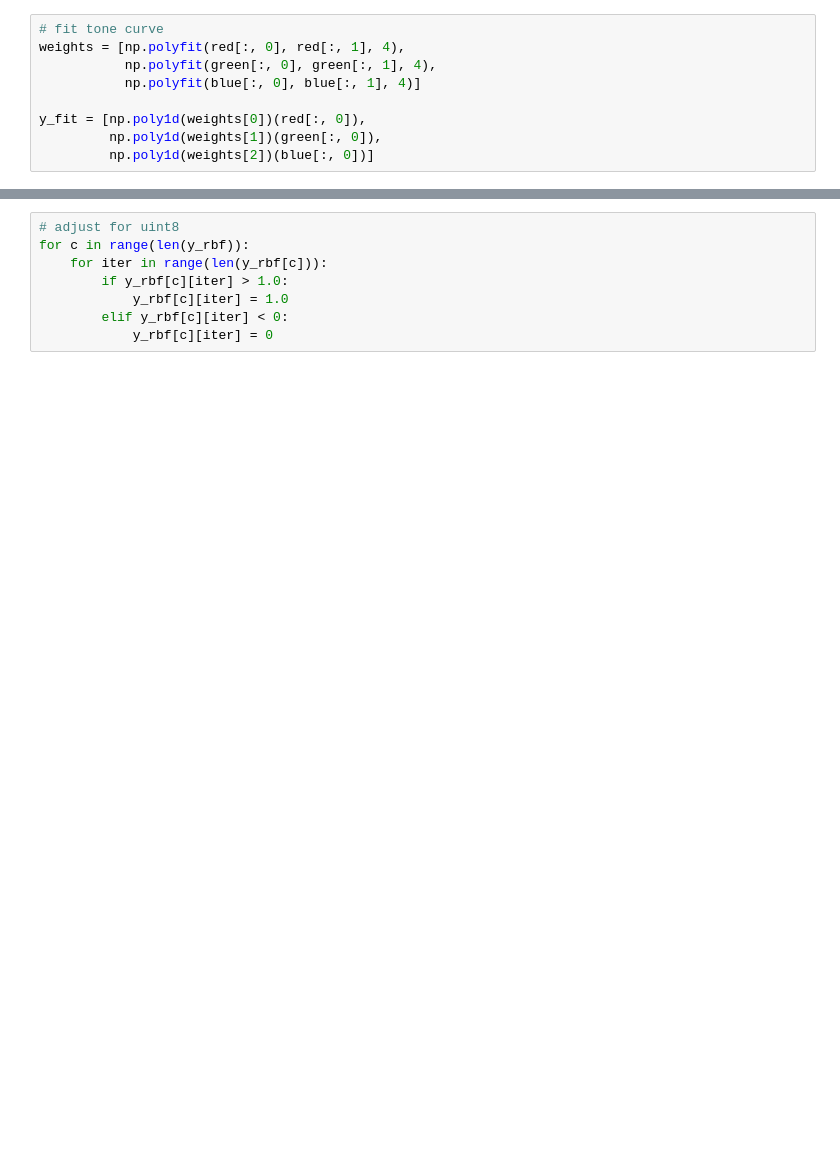
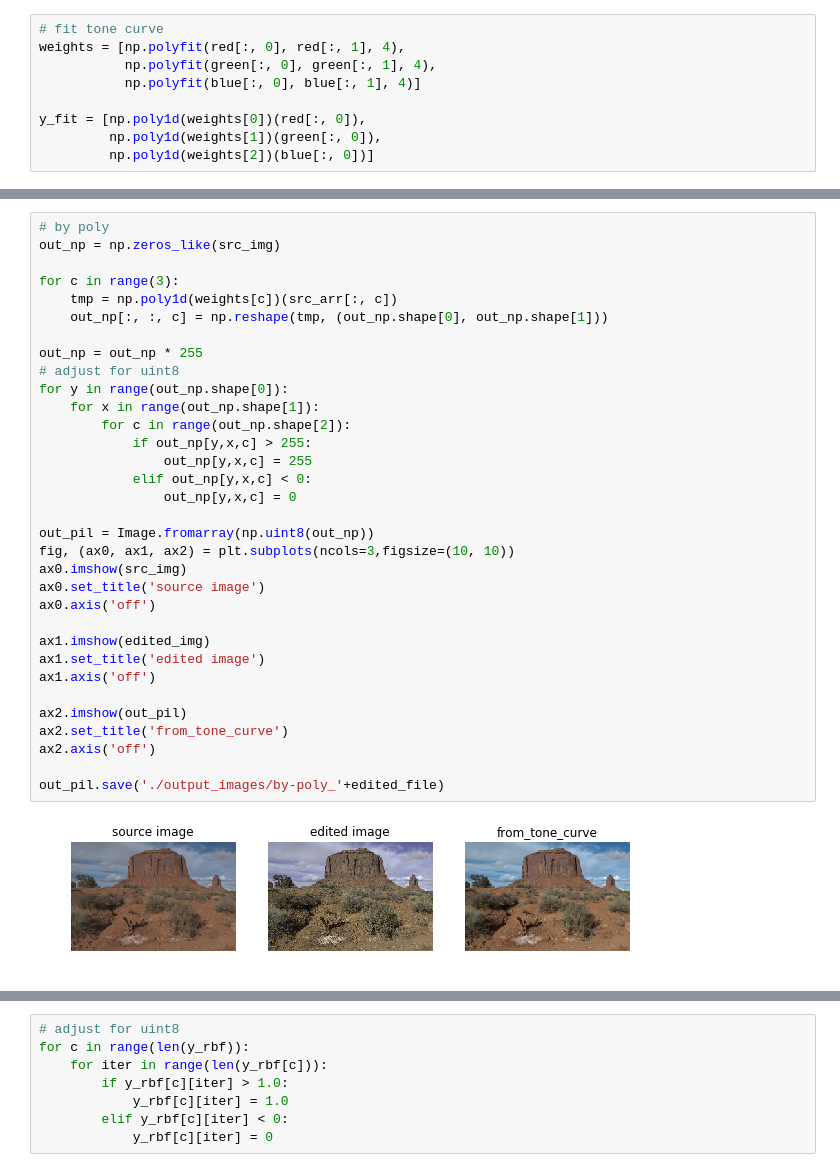
Before and after one commit to KazukiInoue/calc_tone-curve, a Jupyter notebook: fit_tone_curve.ipynb, the cells around one changed output, grey strips where cells are left out. Drawn from its saved outputs; the diff is of its cells as text; blank space fills up the shorter version.

```diff
--- a/fit_tone_curve.ipynb
+++ b/fit_tone_curve.ipynb
@@ -145,3 +151,38 @@ fig.show()
+# %%
+# by poly
+out_np = np.zeros_like(src_img)
+
+for c in range(3):
+    tmp = np.poly1d(weights[c])(src_arr[:, c])
+    out_np[:, :, c] = np.reshape(tmp, (out_np.shape[0], out_np.shape[1]))
+
+out_np = out_np * 255
+# adjust for uint8
+for y in range(out_np.shape[0]):
+    for x in range(out_np.shape[1]):
+        for c in range(out_np.shape[2]):
+            if out_np[y,x,c] > 255:
+                out_np[y,x,c] = 255
+            elif out_np[y,x,c] < 0:
+                out_np[y,x,c] = 0
+
+out_pil = Image.fromarray(np.uint8(out_np))
+fig, (ax0, ax1, ax2) = plt.subplots(ncols=3,figsize=(10, 10))
+ax0.imshow(src_img)
+ax0.set_title('source image')
+ax0.axis('off')
+
+ax1.imshow(edited_img)
+ax1.set_title('edited image')
+ax1.axis('off')
+
+ax2.imshow(out_pil)
+ax2.set_title('from_tone_curve')
+ax2.axis('off')
+
+out_pil.save('./output_images/by-poly_'+edited_file)
+# %% [output]
+[figure, added]
 # %%
 # fitting by SVR
 from sklearn.svm import SVR
```
Also changed, not shown: parts of 11 cells of this notebook.
